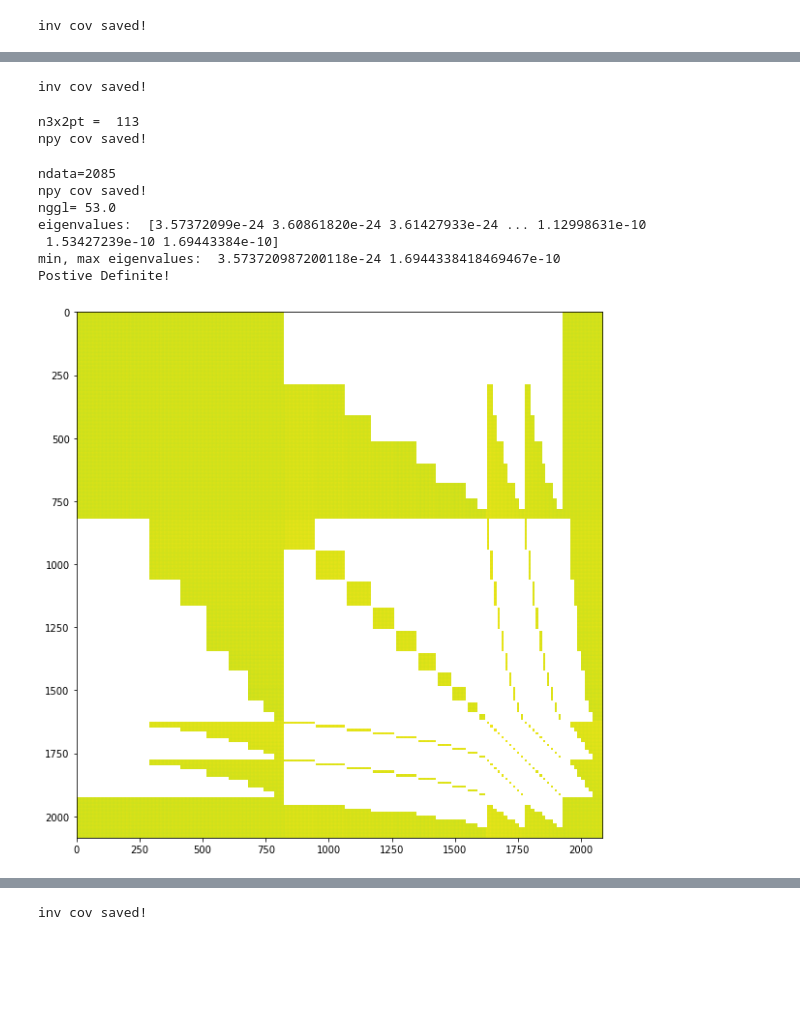
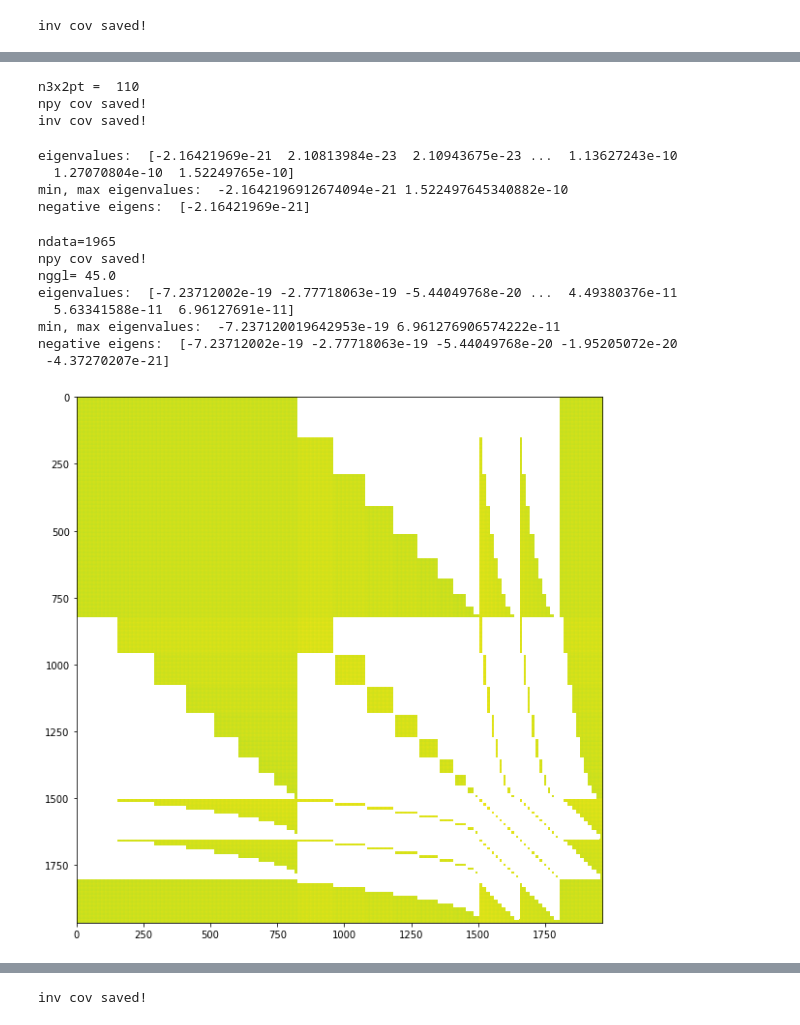
Before and after one commit to CosmoLike/LSSTxSO, a Jupyter notebook: cov/test_cov_6x2pt.ipynb, the cells around one changed output, grey strips where cells are left out. Saved outputs shown, nothing was run; the diff lists cells and outputs as text; code cells hidden in the pictures; blank space fills up the shorter version.

Commit message:
fix 1sample neg eigen issues; updated datavs; lens=src settings

```diff
--- a/cov/test_cov_6x2pt.ipynb
+++ b/cov/test_cov_6x2pt.ipynb
@@ -166,28 +155,35 @@ Postive Definite!
 # %%
-invcov_Y1_6x2pt_1sample = inv_cov_output(cov_Y1_6x2pt_1sample, ndata_Y1_6x2pt_1sample, 'invcov_Y1_6x2pt_1sample')
+# invcov_Y1_6x2pt_1sample = inv_cov_output(cov_Y1_6x2pt_1sample, ndata_Y1_6x2pt_1sample, 'invcov_Y1_6x2pt_1sample')
-# %% [output]
-inv cov saved!
 # %%
-n3x2pt = ndata_Y1_6x2pt_1sample/ntheta-(nsource+nlens+1)
+n3x2pt = int(ndata_Y1_6x2pt_1sample/ntheta-(nsource+nlens+1))
 print('n3x2pt = ', n3x2pt)
 save_cov_npy(cov_Y1_6x2pt_1sample[:n3x2pt*ntheta,:n3x2pt*ntheta], 'cov_LSSTxSO_Y1_1sample_3x2pt.npy')
 invcov_Y1_3x2pt_1sample = inv_cov_output(cov_Y1_6x2pt_1sample[:n3x2pt*ntheta,:n3x2pt*ntheta], n3x2pt*ntheta, 'invcov_Y1_3x2pt_1sample')
 # %% [output]
-n3x2pt =  113
+n3x2pt =  110
 npy cov saved!
+inv cov saved!
+# %%
+test_cov(cov_Y1_6x2pt_1sample[:n3x2pt*ntheta,:n3x2pt*ntheta])
+# %% [output]
+eigenvalues:  [-2.16421969e-21  2.10813984e-23  2.10943675e-23 ...  1.13627243e-10
+  1.27070804e-10  1.52249765e-10]
+min, max eigenvalues:  -2.1642196912674094e-21 1.522497645340882e-10
+negative eigens:  [-2.16421969e-21]
 # %%
-cov_Y6_6x2pt_1sample, ndata_Y6_6x2pt_1sample = read_cov('cov_LSSTxSO_Y6_1sample')
+cov_Y6_6x2pt_1sample, ndata_Y6_6x2pt_1sample = read_cov('cov_lsstxsoy6_1sample')
 save_cov_npy(cov_Y6_6x2pt_1sample, 'cov_LSSTxSO_Y6_1sample_6x2pt.npy')
 nggl = get_Nggl(ndata_Y6_6x2pt_1sample,nshear,nsource,nlens,ntheta)
 print( "nggl=", nggl)
 test_cov(cov_Y6_6x2pt_1sample)
 plot_cov(cov_Y6_6x2pt_1sample, 10)
 # %% [output]
-ndata=2085
+ndata=1965
 npy cov saved!
-nggl= 53.0
-eigenvalues:  [3.57372099e-24 3.60861820e-24 3.61427933e-24 ... 1.12998631e-10
- 1.53427239e-10 1.69443384e-10]
-min, max eigenvalues:  3.573720987200118e-24 1.6944338418469467e-10
-Postive Definite!
+nggl= 45.0
+eigenvalues:  [-7.23712002e-19 -2.77718063e-19 -5.44049768e-20 ...  4.49380376e-11
+  5.63341588e-11  6.96127691e-11]
+min, max eigenvalues:  -7.237120019642953e-19 6.961276906574222e-11
+negative eigens:  [-7.23712002e-19 -2.77718063e-19 -5.44049768e-20 -1.95205072e-20
+ -4.37270207e-21]
-[figure, old version]
+[figure, new version]
```
Also changed, not shown: parts of 13 cells of this notebook, 43 other files.
